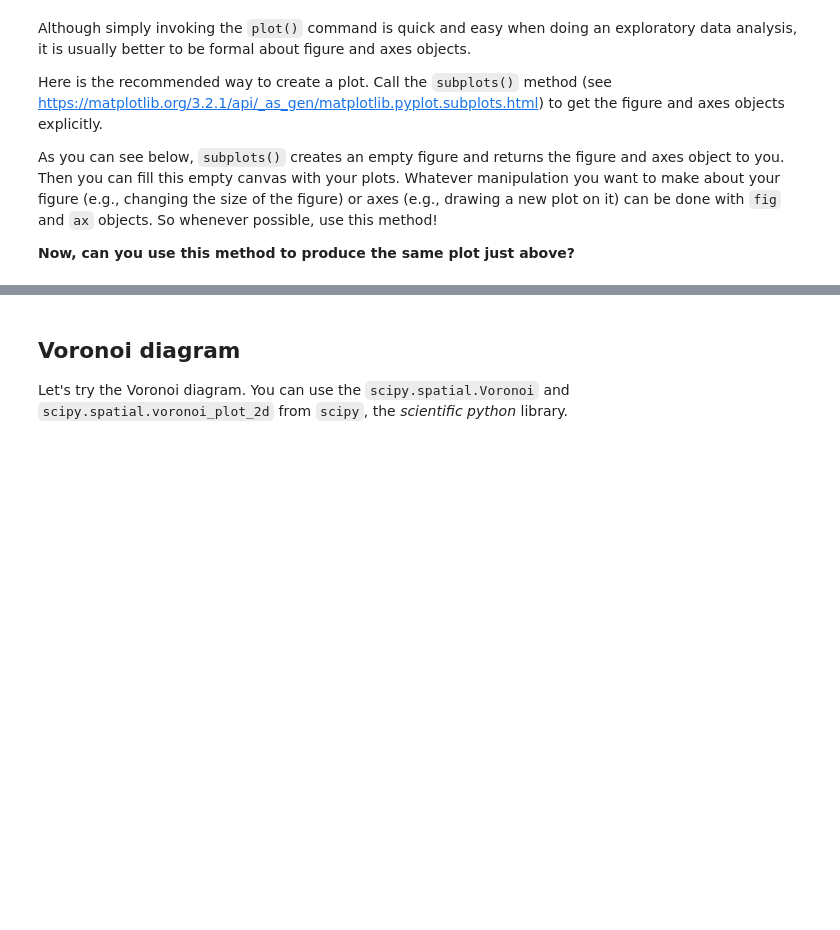
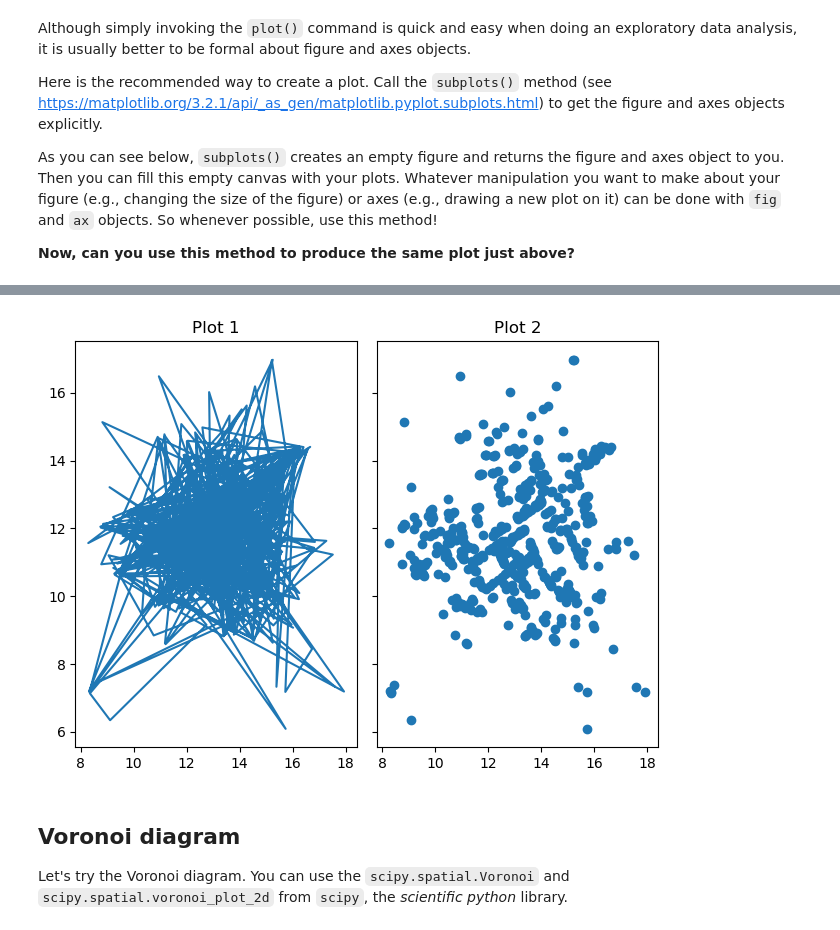
Before and after one commit to katrine8801/Gruppe-2, a Jupyter notebook: Individual work/dsb_s224446.ipynb, the cells around one changed output, grey strips where cells are left out. Saved outputs shown, nothing was run; the diff lists cells and outputs as text; code cells hidden in the pictures; blank space fills up the shorter version.

```diff
--- a/Individual work/dsb_s224446.ipynb
+++ b/Individual work/dsb_s224446.ipynb
@@ -260,3 +271,27 @@ fig, ax = plt.subplots()
+# %%
+#just me trying mutiple plots
+import matplotlib.pyplot as plt
+
+#data for plotting
+x=death_df['X']
+y=death_df['Y']
+
+#Make figure and choose grid (1x2)
+fig, (ax1, ax2) = plt.subplots(1, 2, sharey=True)
+
+# Plot in each subplot
+ax1.plot(x,y)
+ax1.set_title('Plot 1')
+
+ax2.scatter(x,y)
+ax2.set_title('Plot 2')
+
+# For no overlap
+plt.tight_layout()
+
+plt.show()
+# %% [output]
+[figure, added]
 # %% [markdown]
 ## Voronoi diagram
 
```
Also changed, not shown: parts of 15 cells of this notebook, 1 other file.
